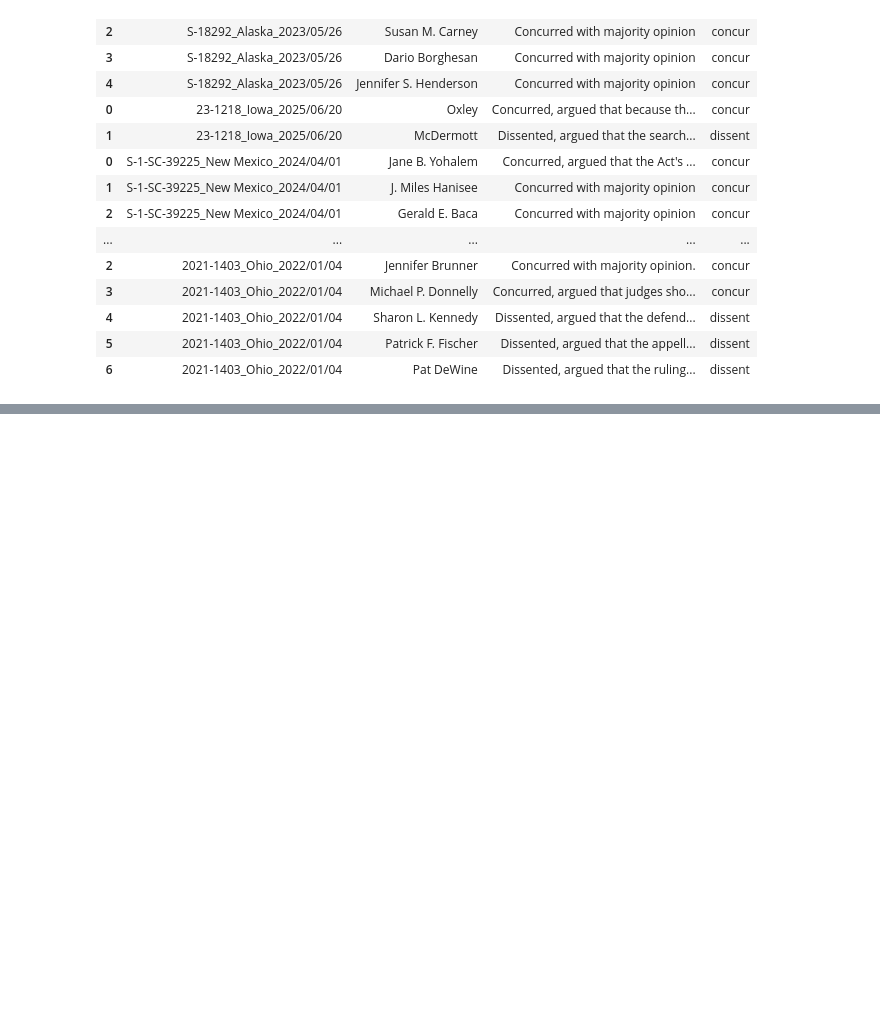
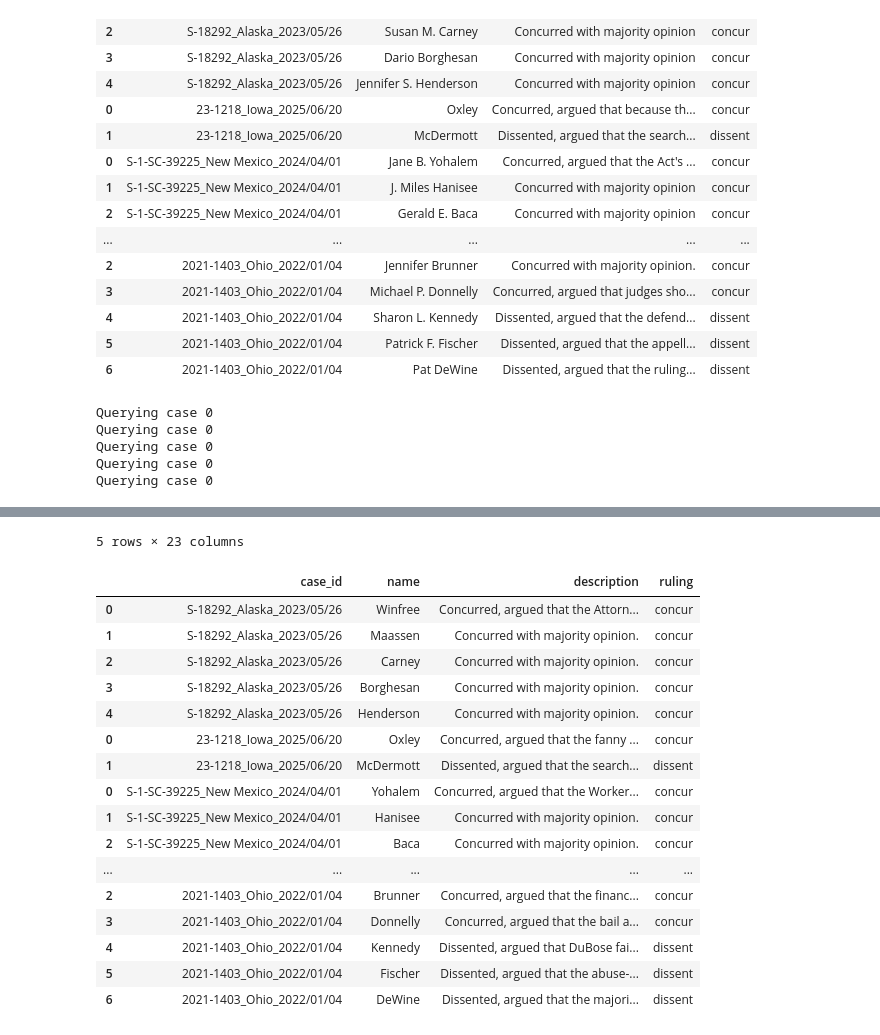
Before and after one commit to uchicago-capp-30320/JudgementCall, a Jupyter notebook: ingestion/llm_processing.ipynb, the cells around one changed output, grey strips where cells are left out. Drawn from its saved outputs; the diff is of its cells as text; code cells hidden in the pictures; blank space fills up the shorter version.

Commit message:
Using last names only

```diff
--- a/ingestion/llm_processing.ipynb
+++ b/ingestion/llm_processing.ipynb
@@ -461,3 +461,14 @@ Querying case 0
 | 4 | 2021-1403_Ohio_2022/01/04 | Sharon L. Kennedy | Dissented, argued that the defend... | dissent |
 | 5 | 2021-1403_Ohio_2022/01/04 | Patrick F. Fischer | Dissented, argued that the appell... | dissent |
 | 6 | 2021-1403_Ohio_2022/01/04 | Pat DeWine | Dissented, argued that the ruling... | dissent |
+# %%
+# Using gemini-2.5-flash-preview with 0 temperature and only using last names
+tables_last_names_zero_temp, meta_data = produce_tables(test_df, prompt_path="prompt.txt")
+display(tables_last_names_zero_temp["case"])
+display(tables_last_names_zero_temp["individual_opinions"])
+# %% [output]
+Querying case 0
+Querying case 0
+Querying case 0
+Querying case 0
+Querying case 0
@@ -463,0 +481,18 @@ Querying case 0
+5 rows × 23 columns
+|  | case_id | name | description | ruling |
+| 0 | S-18292_Alaska_2023/05/26 | Winfree | Concurred, argued that the Attorn... | concur |
+| 1 | S-18292_Alaska_2023/05/26 | Maassen | Concurred with majority opinion. | concur |
+| 2 | S-18292_Alaska_2023/05/26 | Carney | Concurred with majority opinion. | concur |
+| 3 | S-18292_Alaska_2023/05/26 | Borghesan | Concurred with majority opinion. | concur |
+| 4 | S-18292_Alaska_2023/05/26 | Henderson | Concurred with majority opinion. | concur |
+| 0 | 23-1218_Iowa_2025/06/20 | Oxley | Concurred, argued that the fanny ... | concur |
+| 1 | 23-1218_Iowa_2025/06/20 | McDermott | Dissented, argued that the search... | dissent |
+| 0 | S-1-SC-39225_New Mexico_2024/04/01 | Yohalem | Concurred, argued that the Worker... | concur |
+| 1 | S-1-SC-39225_New Mexico_2024/04/01 | Hanisee | Concurred with majority opinion. | concur |
+| 2 | S-1-SC-39225_New Mexico_2024/04/01 | Baca | Concurred with majority opinion. | concur |
+| ... | ... | ... | ... | ... |
+| 2 | 2021-1403_Ohio_2022/01/04 | Brunner | Concurred, argued that the financ... | concur |
+| 3 | 2021-1403_Ohio_2022/01/04 | Donnelly | Concurred, argued that the bail a... | concur |
+| 4 | 2021-1403_Ohio_2022/01/04 | Kennedy | Dissented, argued that DuBose fai... | dissent |
+| 5 | 2021-1403_Ohio_2022/01/04 | Fischer | Dissented, argued that the abuse-... | dissent |
+| 6 | 2021-1403_Ohio_2022/01/04 | DeWine | Dissented, argued that the majori... | dissent |
```
Also changed, not shown: parts of 1 cell of this notebook, 1 other file.
